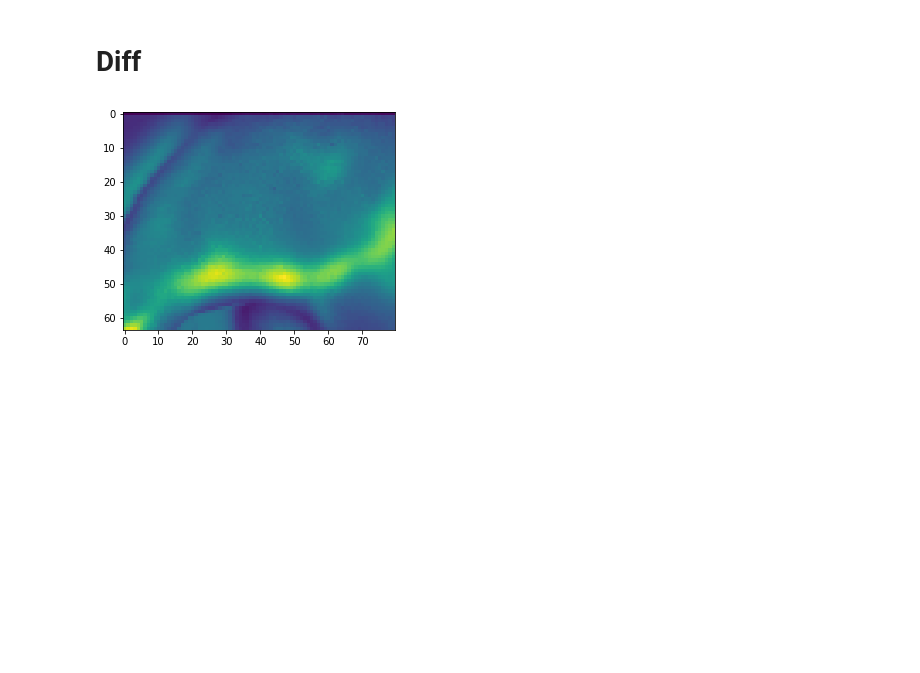
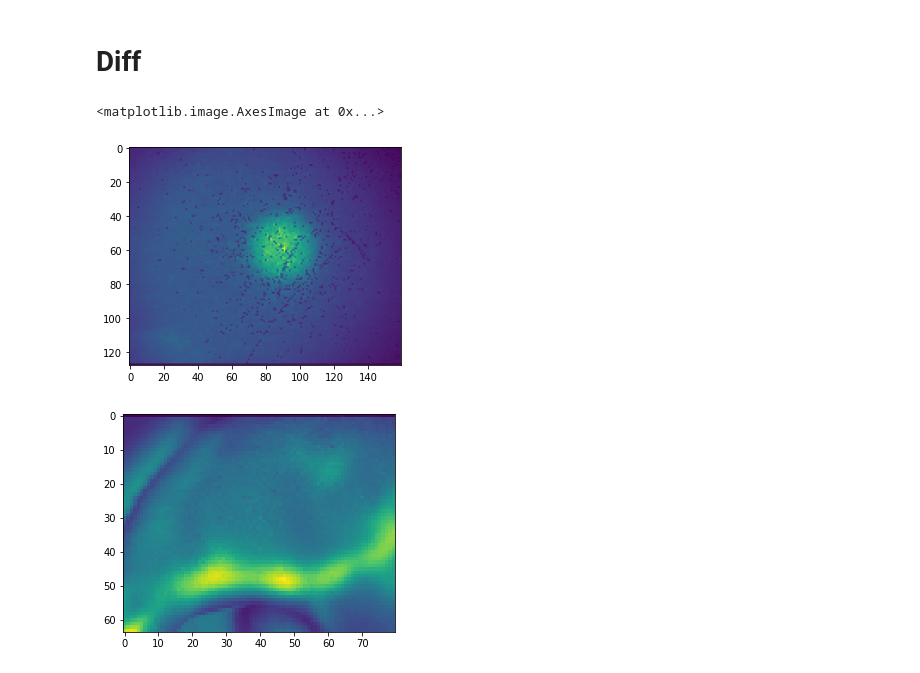
Before and after one commit to aicam/tf-mwcnn, a Jupyter notebook: Untitled.ipynb, the cells around one changed output. Drawn from its saved outputs; the diff is of its cells as text; code cells hidden in the pictures; blank space fills up the shorter version.

```diff
--- a/Untitled.ipynb
+++ b/Untitled.ipynb
@@ -80,21 +81,31 @@ import matplotlib.pyplot as plt
 import os
 from os import listdir
 from os.path import isfile, join
-mypath = './dataset'
+mypath = './holes'
 onlyfiles = [f for f in listdir(mypath) if isfile(join(mypath, f))]
 X = {}
 Y = []
 LBS = 12
 for file in onlyfiles:
-    f = open('./dataset/' + file)
+    f = open(mypath + '/' + file)
 
     x_ = []
     for l in f:
         x = np.array([item.rstrip() for item in l.split()])
         x.astype(np.float)
         x_.append(x)
-    X.update({file: np.array(x_).reshape([-1, 64, 80]).astype(np.float32)})
+    x_ = np.array(x_)
+    x_2 = []
+    for i in range(int(len(x_)/128)):
+        x_2.append(x_[i* 128: (i + 1)*128])
+    x_2 = np.array(x_2)
+    X.update({file: np.array(x_2).reshape([-1, 128, 160]).astype(np.float32)})
     f.close()
+# %%
+plt.imshow(X['0-4mm2_Amp.dat'][0])
+# %% [output]
+<matplotlib.image.AxesImage at 0x...>
+[figure, added]
 # %%
 plt.imshow(X['Rec--000013_AmpAll.dat'][13])
 plt.show()
```
Also changed, not shown: parts of 1 cell of this notebook.
